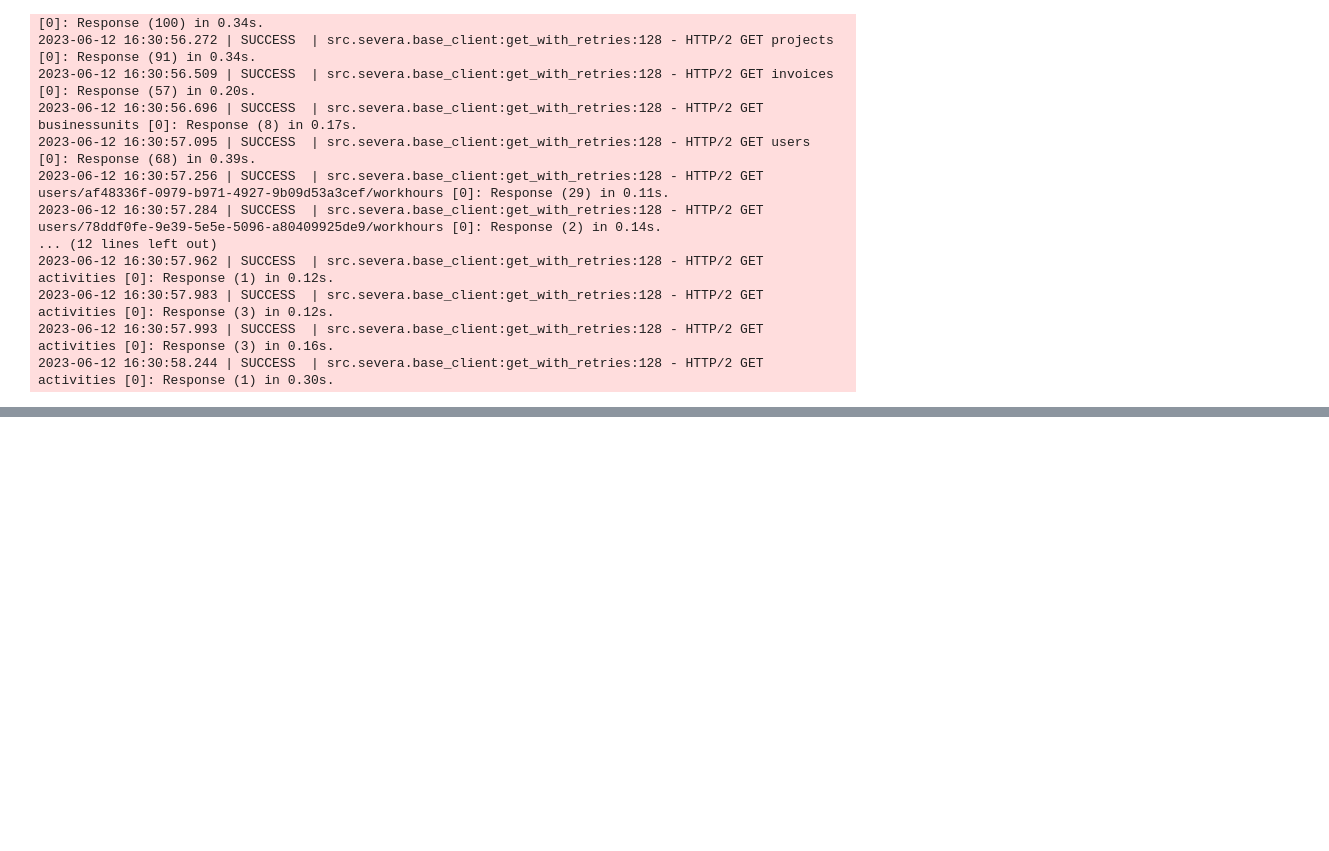
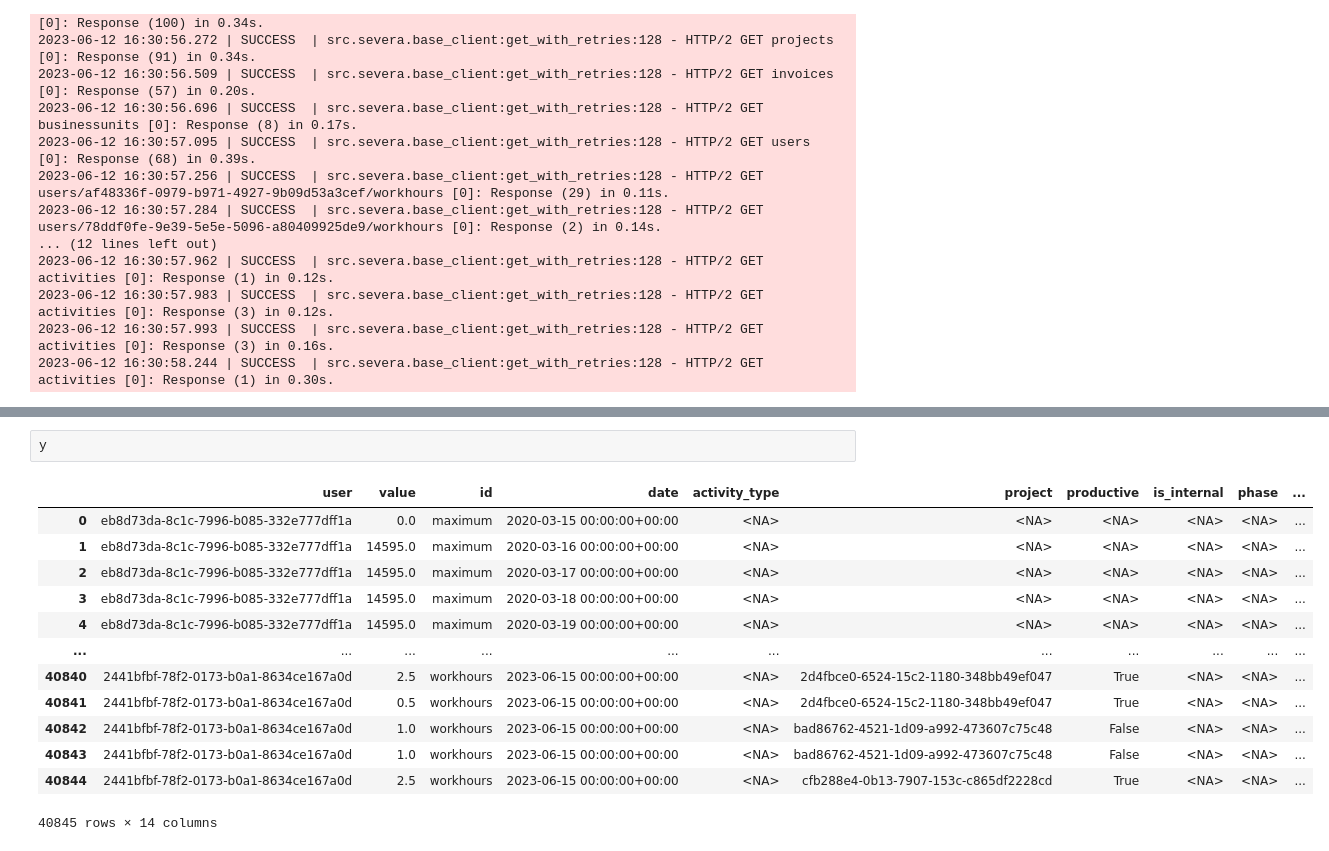
Before and after one commit to vreima/tie-dashboard, a Jupyter notebook: testing-notebook.ipynb, the cells around one changed output, grey strips where cells are left out. Saved outputs shown, nothing was run; the diff lists cells and outputs as text; blank space fills up the shorter version.

```diff
--- a/testing-notebook.ipynb
+++ b/testing-notebook.ipynb
@@ -108,0 +219,16 @@ hours
+# %%
+y
+# %% [output]
+|  | user | value | id | date | activity_type | project | productive | is_internal | phase | ... |
+| 0 | eb8d73da-8c1c-7996-b085-332e777dff1a | 0.0 | maximum | 2020-03-15 00:00:00+00:00 | <NA> | <NA> | <NA> | <NA> | <NA> | ... |
+| 1 | eb8d73da-8c1c-7996-b085-332e777dff1a | 14595.0 | maximum | 2020-03-16 00:00:00+00:00 | <NA> | <NA> | <NA> | <NA> | <NA> | ... |
+| 2 | eb8d73da-8c1c-7996-b085-332e777dff1a | 14595.0 | maximum | 2020-03-17 00:00:00+00:00 | <NA> | <NA> | <NA> | <NA> | <NA> | ... |
+| 3 | eb8d73da-8c1c-7996-b085-332e777dff1a | 14595.0 | maximum | 2020-03-18 00:00:00+00:00 | <NA> | <NA> | <NA> | <NA> | <NA> | ... |
+| 4 | eb8d73da-8c1c-7996-b085-332e777dff1a | 14595.0 | maximum | 2020-03-19 00:00:00+00:00 | <NA> | <NA> | <NA> | <NA> | <NA> | ... |
+| ... | ... | ... | ... | ... | ... | ... | ... | ... | ... | ... |
+| 40840 | 2441bfbf-78f2-0173-b0a1-8634ce167a0d | 2.5 | workhours | 2023-06-15 00:00:00+00:00 | <NA> | 2d4fbce0-6524-15c2-1180-348bb49ef047 | True | <NA> | <NA> | ... |
+| 40841 | 2441bfbf-78f2-0173-b0a1-8634ce167a0d | 0.5 | workhours | 2023-06-15 00:00:00+00:00 | <NA> | 2d4fbce0-6524-15c2-1180-348bb49ef047 | True | <NA> | <NA> | ... |
+| 40842 | 2441bfbf-78f2-0173-b0a1-8634ce167a0d | 1.0 | workhours | 2023-06-15 00:00:00+00:00 | <NA> | bad86762-4521-1d09-a992-473607c75c48 | False | <NA> | <NA> | ... |
+| 40843 | 2441bfbf-78f2-0173-b0a1-8634ce167a0d | 1.0 | workhours | 2023-06-15 00:00:00+00:00 | <NA> | bad86762-4521-1d09-a992-473607c75c48 | False | <NA> | <NA> | ... |
+| 40844 | 2441bfbf-78f2-0173-b0a1-8634ce167a0d | 2.5 | workhours | 2023-06-15 00:00:00+00:00 | <NA> | cfb288e4-0b13-7907-153c-c865df2228cd | True | <NA> | <NA> | ... |
+40845 rows × 14 columns
```
Also changed, not shown: parts of 10 cells of this notebook, 3 other files.
